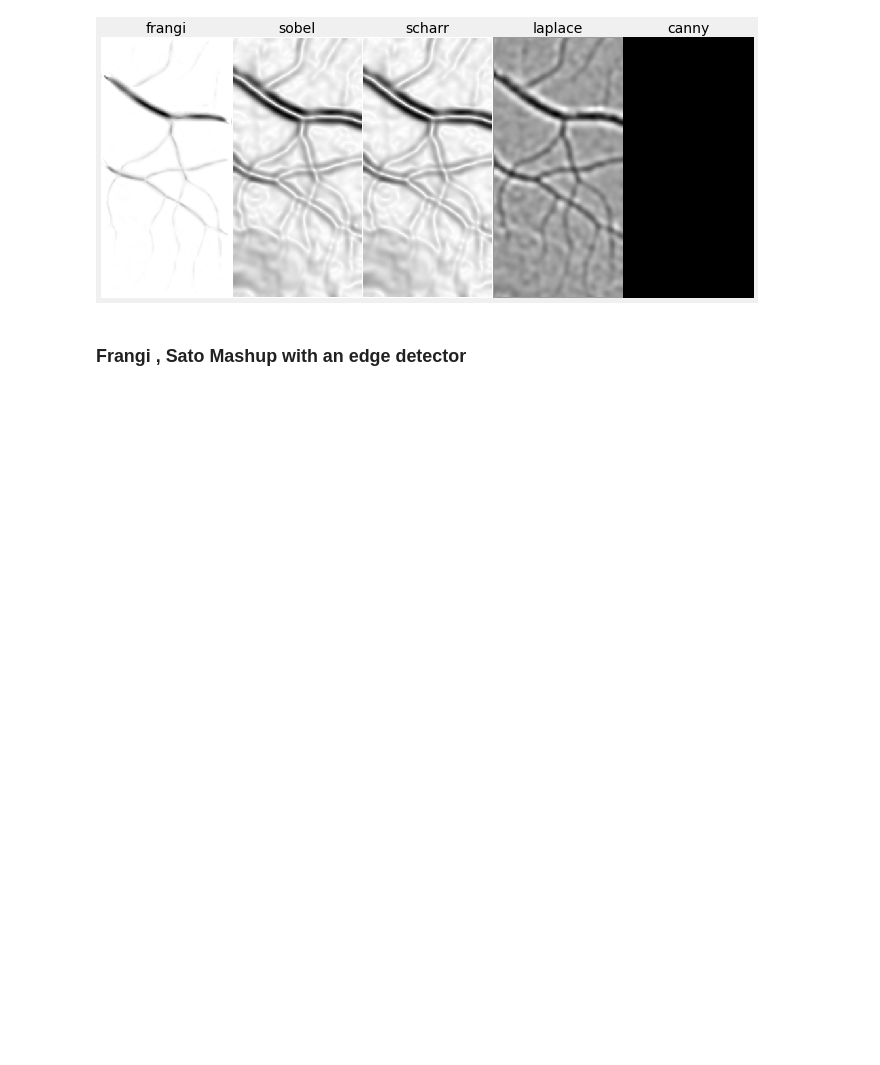
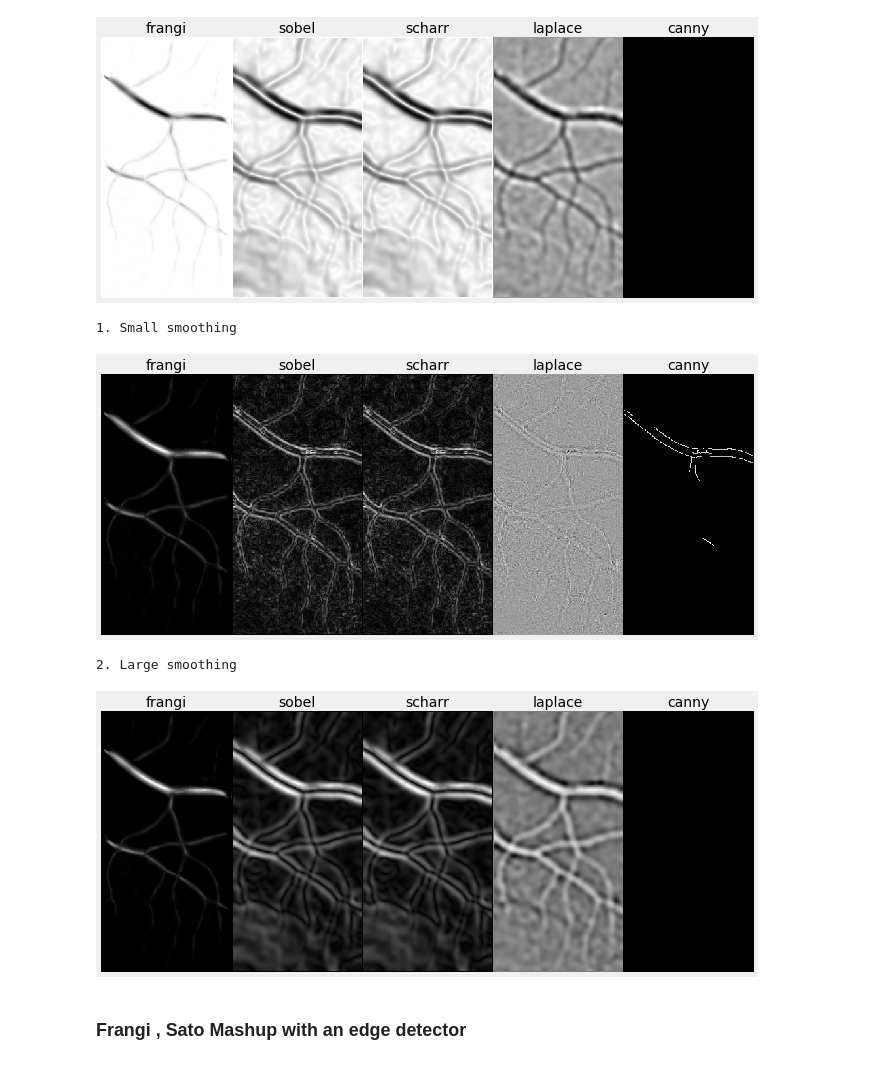
Before and after one commit to bilha-analytics/school, a Jupyter notebook: notebooks/dsp_image/paper/002_frangi_comparison_report.ipynb, the cells around one changed output. Drawn from its saved outputs; the diff is of its cells as text; code cells hidden in the pictures; blank space fills up the shorter version.

```diff
--- a/notebooks/dsp_image/paper/002_frangi_comparison_report.ipynb
+++ b/notebooks/dsp_image/paper/002_frangi_comparison_report.ipynb
@@ -136,17 +159,34 @@ filterz = [skfilters.sobel, skfilters.scharr, skfilters.laplace, skimage.feature
 labelz =['sobel', 'scharr', 'laplace', 'canny']
 
 print("Small smoothing sigma value")
-run_filter_operators(gray_smoothed_img, filterz, labelz, edge_paramz, ibase=ifrangi)
+rel_edgez = run_filter_operators(gray_smoothed_img, filterz, labelz, edge_paramz, ibase=ifrangi)
 # %% [output]
 Small smoothing sigma value
 [figure]
 # %%
 print("Large smoothing sigma value")
 gray_smoothed_img = img.denoised(sig=5)
-run_filter_operators(gray_smoothed_img, filterz, labelz, edge_paramz, ibase=ifrangi)
+smothed_edgez = run_filter_operators(gray_smoothed_img, filterz, labelz, edge_paramz, ibase=ifrangi)
 # %% [output]
 Large smoothing sigma value
 [figure]
+# %%
+src = img.gray_float_array
+tz = ['frangi', *labelz]
+print("1. Small smoothing")
+outsiez = [ src*x for x in rel_edgez]
+show_image_list(outsiez, titlez=tz, nc=len(outsiez))
+plt.clf();
+
+print("2. Large smoothing")
+outsiez = [src*x for x in smothed_edgez]
+show_image_list(outsiez, titlez=tz, nc=len(outsiez))
+plt.show();
+# %% [output]
+1. Small smoothing
+[figure, added]
+2. Large smoothing
+[figure, added]
 # %% [markdown]
 ### Frangi , Sato Mashup with an edge detector
 # %%
```
Also changed, not shown: parts of 9 cells of this notebook, 4 other files.
